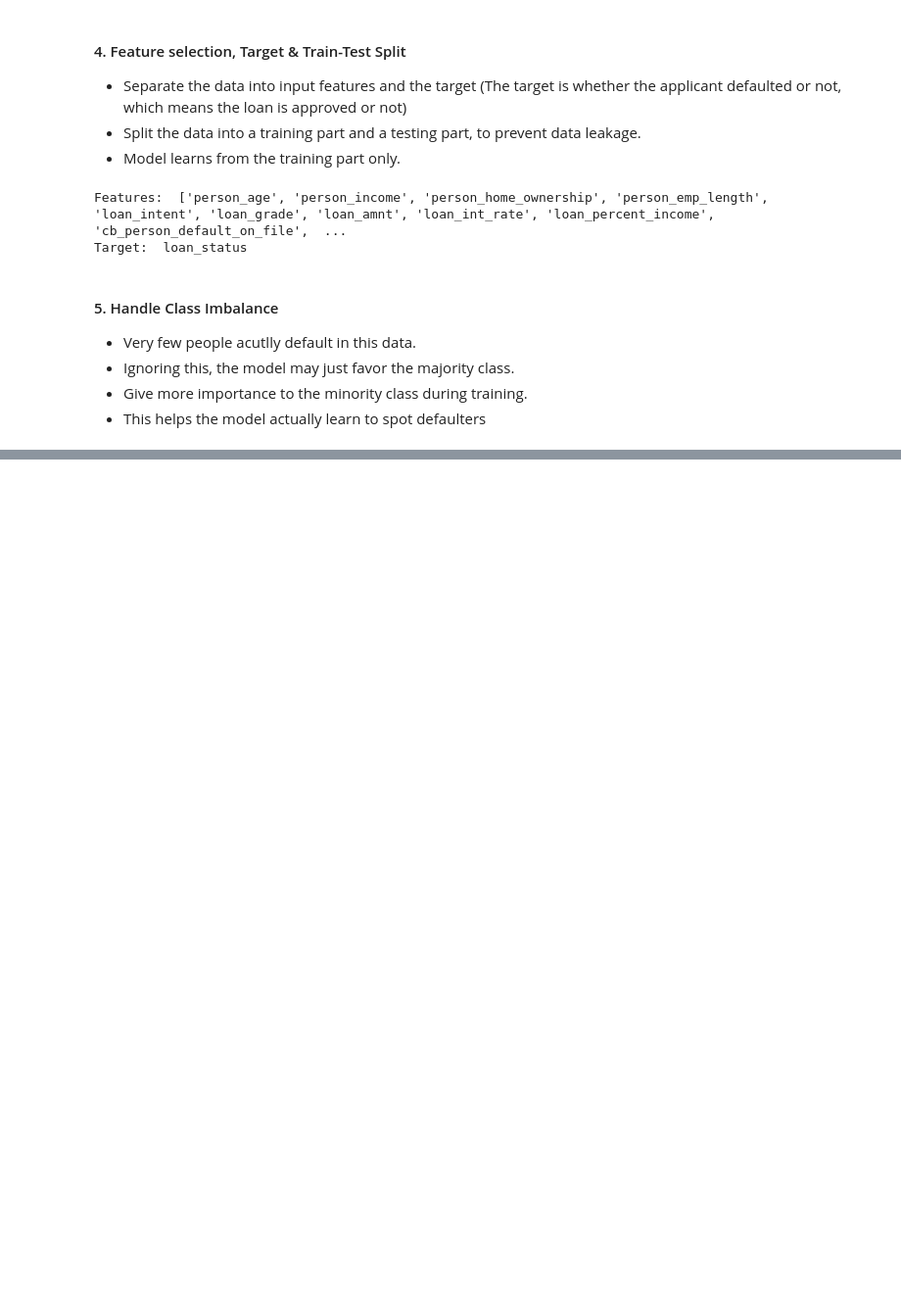
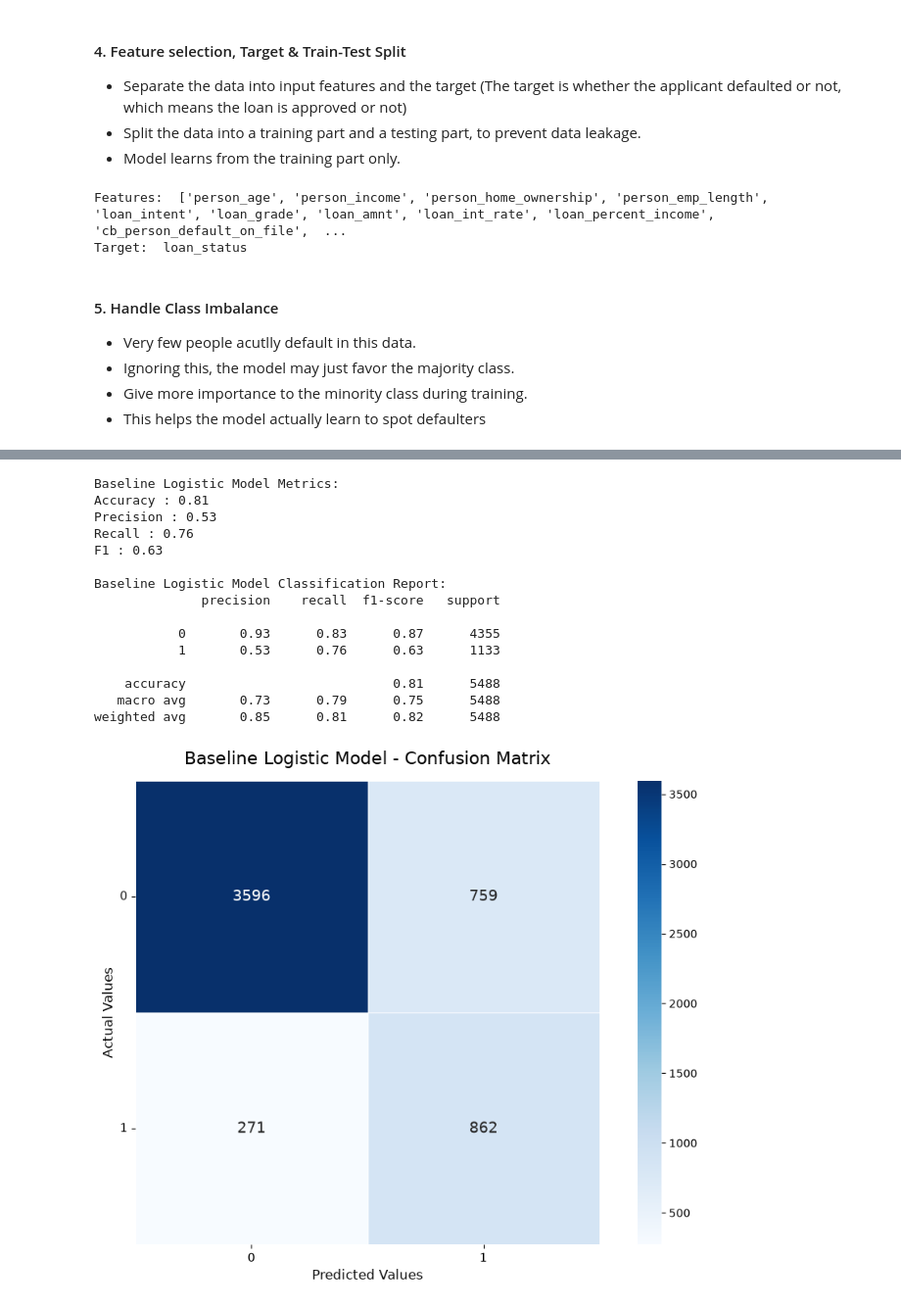
Before and after one commit to AlwinVJ/Credit-Risk-Assessment, a Jupyter notebook: credit_risk_assessment.ipynb, the cells around one changed output, grey strips where cells are left out. Shown at 98% size. Saved outputs shown, nothing was run; the diff lists cells and outputs as text; code cells hidden in the pictures; blank space fills up the shorter version.

```diff
--- a/credit_risk_assessment.ipynb
+++ b/credit_risk_assessment.ipynb
@@ -432,6 +432,11 @@ Target:  loan_status
 from sklearn.model_selection import train_test_split
 
 X_train, X_test, y_train, y_test = train_test_split(X, y, test_size=0.2, random_state=42, stratify = y)
+# %%
+numeric_cols = ['person_age', 'person_income', 'person_emp_length', 'loan_amnt',
+                     'loan_int_rate', 'loan_percent_income', 'cb_person_cred_hist_length']
+
+categorical_cols = ['person_home_ownership', 'loan_intent', 'loan_grade', 'cb_person_default_on_file']
 # %% [markdown]
 #### 5. Handle Class Imbalance
 
@@ -441,0 +493,16 @@ X_train, X_test, y_train, y_test = train_test_split(X, y, test_size=0.2, random_
+# %%
+preprocessor_lr = ColumnTransformer(
+    transformers = [
+        # Pipeline for numerical cols
+        ('num', Pipeline([
+            ('imputer', SimpleImputer(strategy = 'median')),
+            ('scaler', StandardScaler())
+        ]), numeric_cols),
+
+        # Pipeline for Categorical cols
+        ('cat', Pipeline([
+            ('imputer', SimpleImputer(strategy = 'constant', fill_value="Missing")),
+            ('onehot', OneHotEncoder(handle_unknown = 'ignore'))
+        ]), categorical_cols)
+    ]
+)
@@ -441,0 +718,7 @@ X_train, X_test, y_train, y_test = train_test_split(X, y, test_size=0.2, random_
+# %%
+from sklearn.pipeline import Pipeline
+baseline_model = Pipeline([
+    ('preprocessor', preprocessor_lr),
+    ('classifier', LogisticRegression(class_weight= "balanced"))
+])
+baseline_model.fit(X_train, y_train)
@@ -441,0 +743,21 @@ X_train, X_test, y_train, y_test = train_test_split(X, y, test_size=0.2, random_
+# %%
+#Evaluate the baseline model
+
+evaluate_model("Baseline Logistic Model", baseline_model, X_test, y_test)
+# %% [output]
+Baseline Logistic Model Metrics:
+Accuracy : 0.81
+Precision : 0.53
+Recall : 0.76
+F1 : 0.63
+
+Baseline Logistic Model Classification Report:
+              precision    recall  f1-score   support
+
+           0       0.93      0.83      0.87      4355
+           1       0.53      0.76      0.63      1133
+
+    accuracy                           0.81      5488
+   macro avg       0.73      0.79      0.75      5488
+weighted avg       0.85      0.81      0.82      5488
+[figure, added]
```
Also changed, not shown: parts of 18 cells of this notebook.
